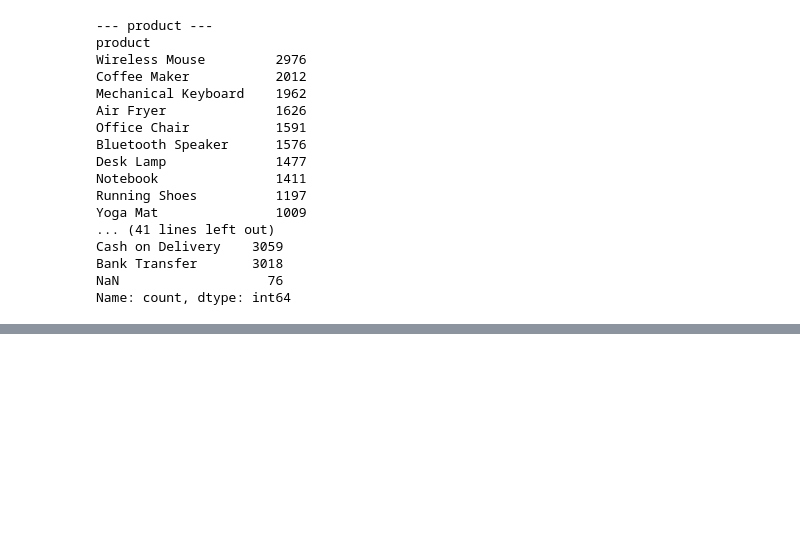
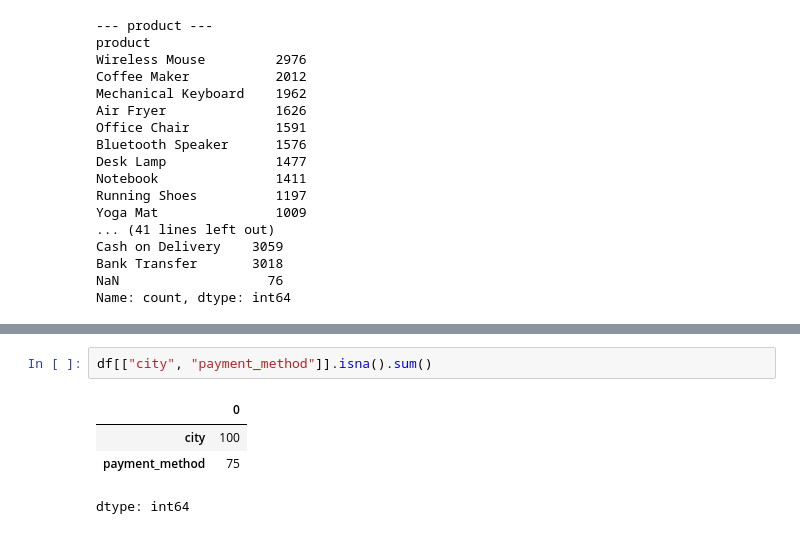
Before and after one commit to majaVtech/business-sales-analysis, a Jupyter notebook: Notebooks/01_sales_analysisipynb.ipynb, the cells around one changed output, grey strips where cells are left out. Drawn from its saved outputs; the diff is of its cells as text; blank space fills up the shorter version.

```diff
--- a/Notebooks/01_sales_analysisipynb.ipynb
+++ b/Notebooks/01_sales_analysisipynb.ipynb
@@ -94,0 +275,7 @@ Name: count, dtype: int64
+# %%
+df[["city", "payment_method"]].isna().sum()
+# %% [output]
+|  | 0 |
+| city | 100 |
+| payment_method | 75 |
+dtype: int64
```
Also changed, not shown: parts of 24 cells of this notebook.
